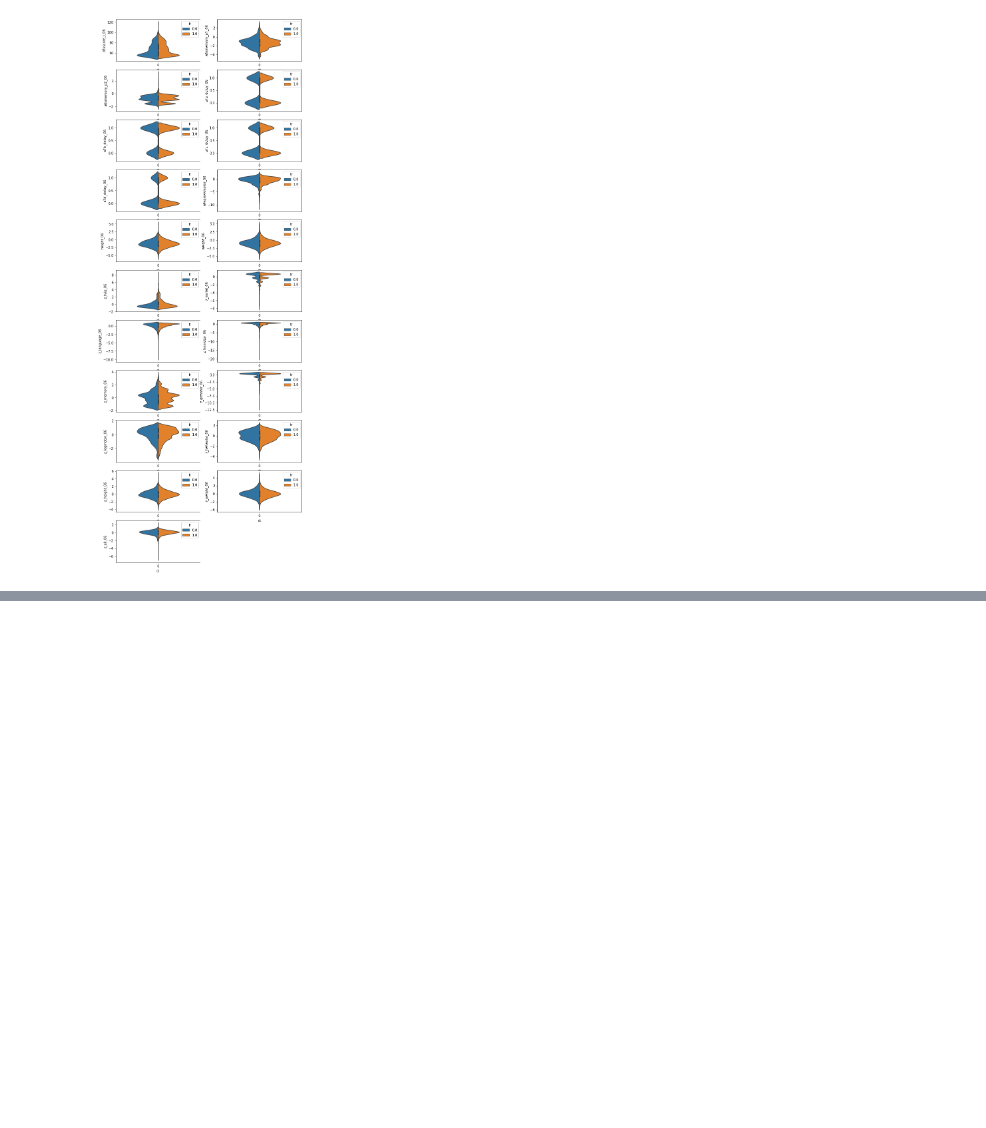
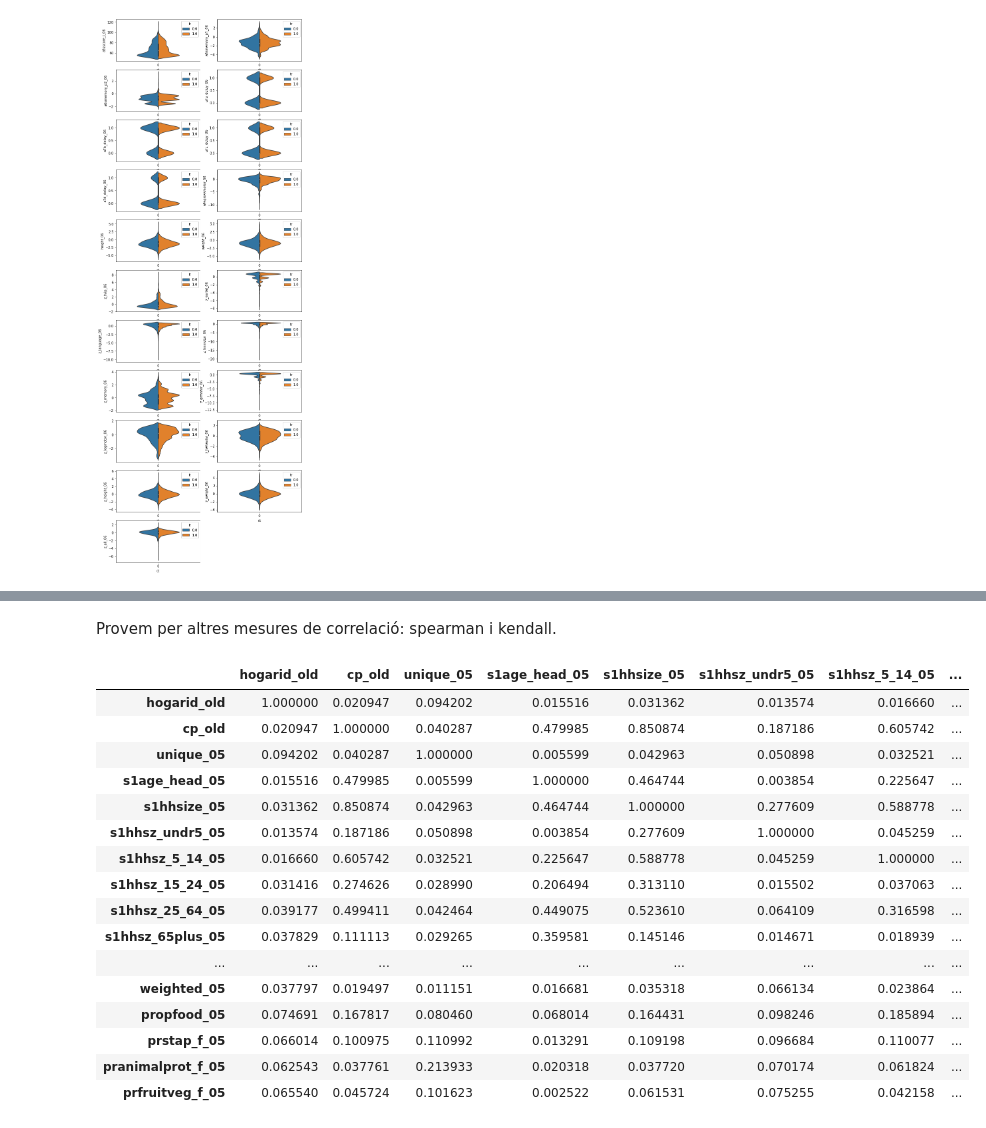
Before and after one commit to JMBorrego/CashCognitive, a Jupyter notebook: prior_knowledge(toni).ipynb, the cells around one changed output, grey strips where cells are left out. Saved outputs shown, nothing was run; the diff lists cells and outputs as text; code cells hidden in the pictures; blank space fills up the shorter version.

```diff
--- a/prior_knowledge(toni).ipynb
+++ b/prior_knowledge(toni).ipynb
@@ -380,0 +482,24 @@ for i in range(21):
+# %% [markdown]
+Provem per altres mesures de correlació: spearman i kendall.
+# %%
+corr_kendall=df1.corr(method='kendall')
+corr_kendall=abs(corr_kendall)
+corr_kendall.style.background_gradient(cmap='coolwarm')
+# %% [output]
+|  | hogarid_old | cp_old | unique_05 | s1age_head_05 | s1hhsize_05 | s1hhsz_undr5_05 | s1hhsz_5_14_05 | ... |
+| hogarid_old | 1.000000 | 0.020947 | 0.094202 | 0.015516 | 0.031362 | 0.013574 | 0.016660 | ... |
+| cp_old | 0.020947 | 1.000000 | 0.040287 | 0.479985 | 0.850874 | 0.187186 | 0.605742 | ... |
+| unique_05 | 0.094202 | 0.040287 | 1.000000 | 0.005599 | 0.042963 | 0.050898 | 0.032521 | ... |
+| s1age_head_05 | 0.015516 | 0.479985 | 0.005599 | 1.000000 | 0.464744 | 0.003854 | 0.225647 | ... |
+| s1hhsize_05 | 0.031362 | 0.850874 | 0.042963 | 0.464744 | 1.000000 | 0.277609 | 0.588778 | ... |
+| s1hhsz_undr5_05 | 0.013574 | 0.187186 | 0.050898 | 0.003854 | 0.277609 | 1.000000 | 0.045259 | ... |
+| s1hhsz_5_14_05 | 0.016660 | 0.605742 | 0.032521 | 0.225647 | 0.588778 | 0.045259 | 1.000000 | ... |
+| s1hhsz_15_24_05 | 0.031416 | 0.274626 | 0.028990 | 0.206494 | 0.313110 | 0.015502 | 0.037063 | ... |
+| s1hhsz_25_64_05 | 0.039177 | 0.499411 | 0.042464 | 0.449075 | 0.523610 | 0.064109 | 0.316598 | ... |
+| s1hhsz_65plus_05 | 0.037829 | 0.111113 | 0.029265 | 0.359581 | 0.145146 | 0.014671 | 0.018939 | ... |
+| ... | ... | ... | ... | ... | ... | ... | ... | ... |
+| weighted_05 | 0.037797 | 0.019497 | 0.011151 | 0.016681 | 0.035318 | 0.066134 | 0.023864 | ... |
+| propfood_05 | 0.074691 | 0.167817 | 0.080460 | 0.068014 | 0.164431 | 0.098246 | 0.185894 | ... |
+| prstap_f_05 | 0.066014 | 0.100975 | 0.110992 | 0.013291 | 0.109198 | 0.096684 | 0.110077 | ... |
+| pranimalprot_f_05 | 0.062543 | 0.037761 | 0.213933 | 0.020318 | 0.037720 | 0.070174 | 0.061824 | ... |
+| prfruitveg_f_05 | 0.065540 | 0.045724 | 0.101623 | 0.002522 | 0.061531 | 0.075255 | 0.042158 | ... |
```
Also changed, not shown: parts of 11 cells of this notebook.
